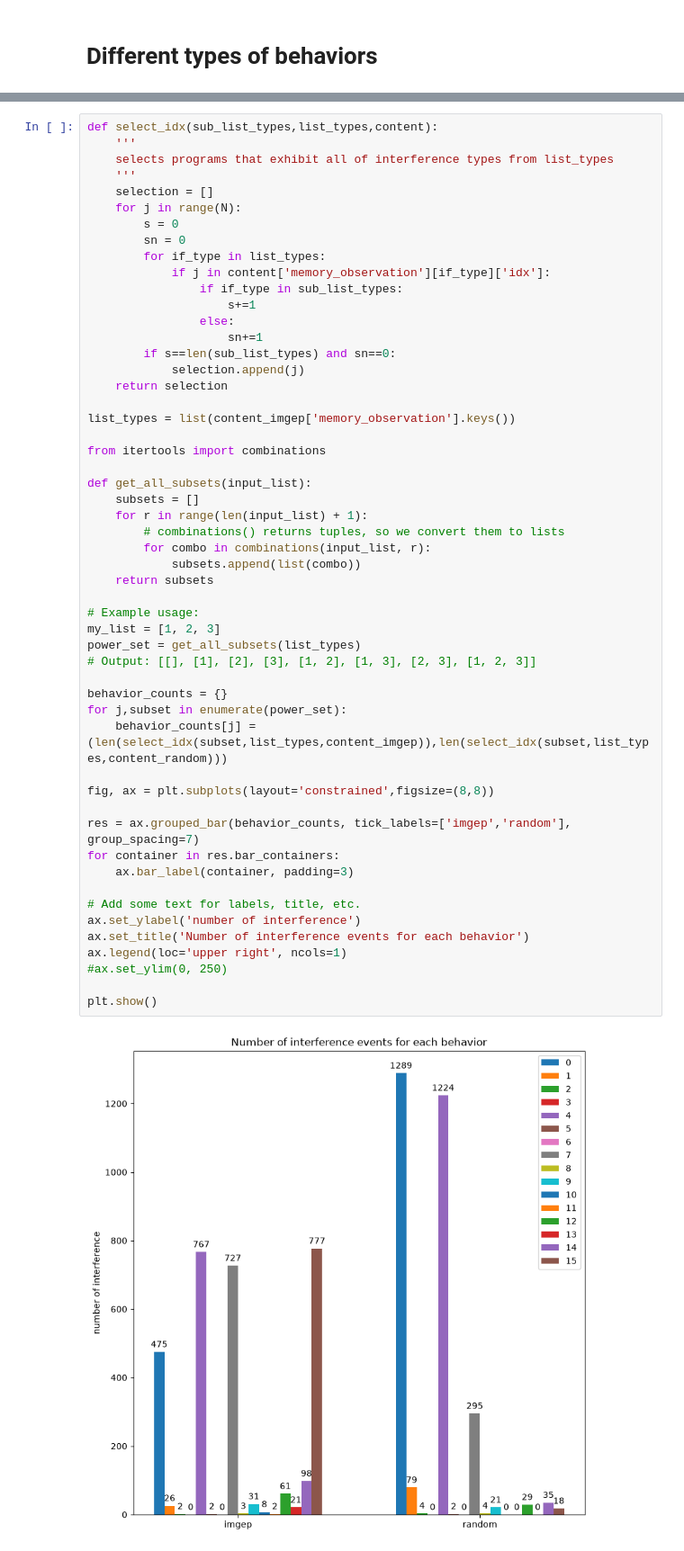
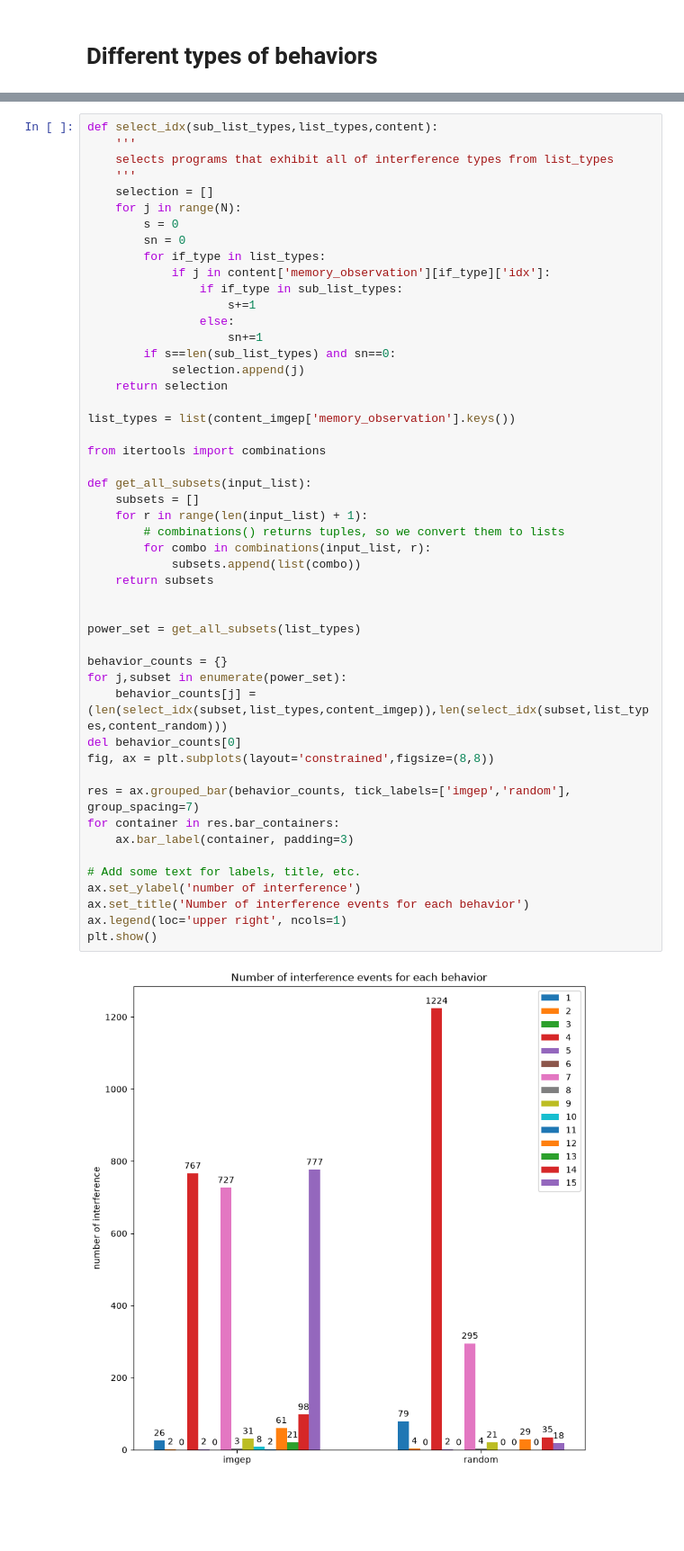
Before and after one commit to Ludoviccccc/Aixia_nouvelle_approche, a Jupyter notebook: analysis_imgep_if.ipynb, the cells around one changed output, grey strips where cells are left out. Shown at 90% size. Cells and saved outputs as stored; diff of their text form; blank space fills up the shorter version.

Commit message:
update histograms

```diff
--- a/analysis_imgep_if.ipynb
+++ b/analysis_imgep_if.ipynb
@@ -193,37 +193,33 @@ def select_idx(sub_list_types,list_types,content):
 
 list_types = list(content_imgep['memory_observation'].keys())
 
 from itertools import combinations
 
 def get_all_subsets(input_list):
     subsets = []
     for r in range(len(input_list) + 1):
         # combinations() returns tuples, so we convert them to lists
         for combo in combinations(input_list, r):
             subsets.append(list(combo))
     return subsets
 
-# Example usage:
-my_list = [1, 2, 3]
+
 power_set = get_all_subsets(list_types)
-# Output: [[], [1], [2], [3], [1, 2], [1, 3], [2, 3], [1, 2, 3]]
 
 behavior_counts = {}
 for j,subset in enumerate(power_set):
     behavior_counts[j] = (len(select_idx(subset,list_types,content_imgep)),len(select_idx(subset,list_types,content_random)))
-
+del behavior_counts[0]
 fig, ax = plt.subplots(layout='constrained',figsize=(8,8))
 
 res = ax.grouped_bar(behavior_counts, tick_labels=['imgep','random'], group_spacing=7)
 for container in res.bar_containers:
     ax.bar_label(container, padding=3)
 
 # Add some text for labels, title, etc.
 ax.set_ylabel('number of interference')
 ax.set_title('Number of interference events for each behavior')
 ax.legend(loc='upper right', ncols=1)
-#ax.set_ylim(0, 250)
-
 plt.show()
 # %% [output]
-[figure, old version]
+[figure, new version]
```
Also changed, not shown: parts of 4 cells of this notebook.
